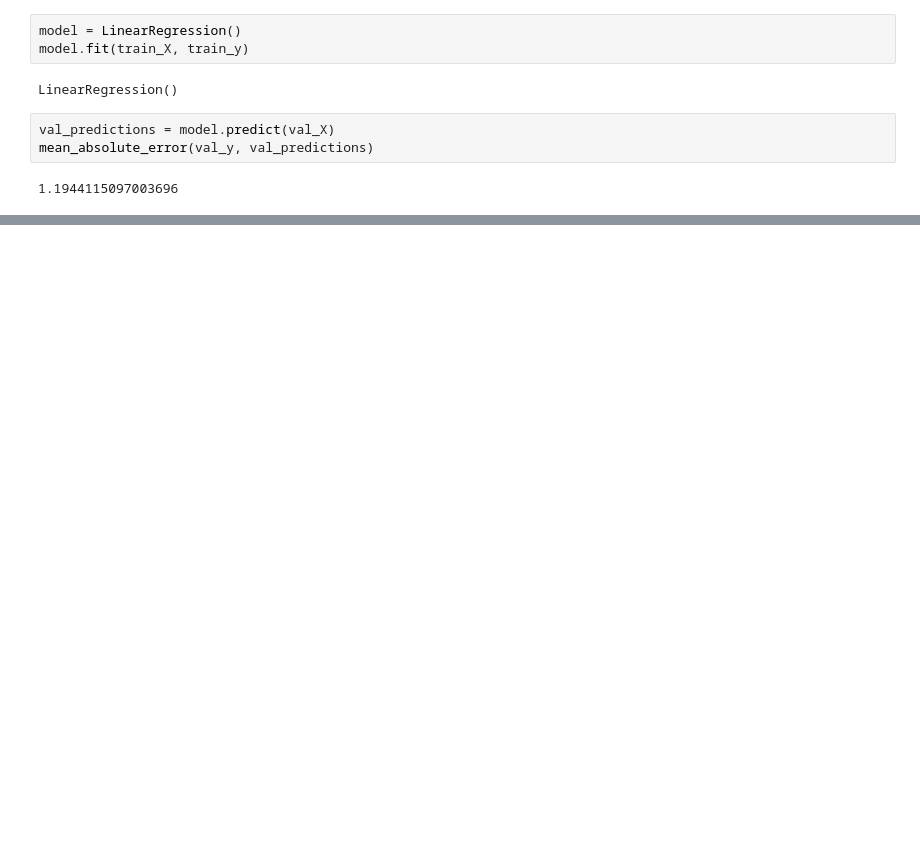
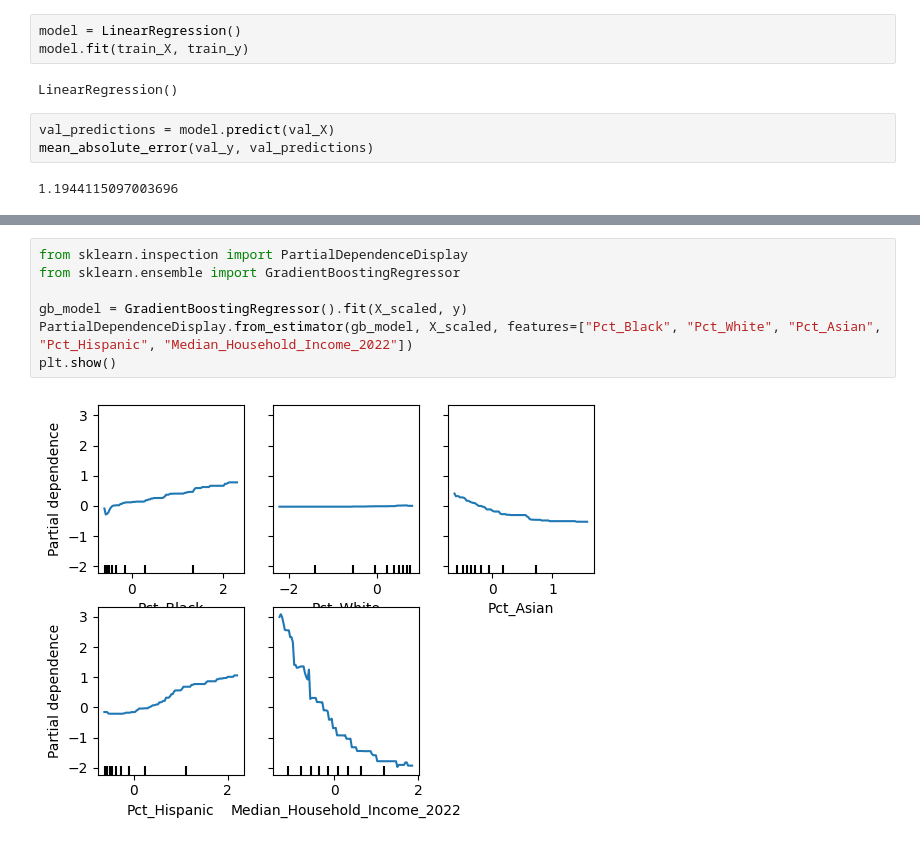
Before and after one commit to festiveelephantseal/UH-CEA-Summer-Research, a Jupyter notebook: Research.ipynb, the cells around one changed output, grey strips where cells are left out. Drawn from its saved outputs; the diff is of its cells as text; blank space fills up the shorter version.

```diff
--- a/Research.ipynb
+++ b/Research.ipynb
@@ -147,3 +149,12 @@ sns.heatmap(X.corr(), annot=True, cmap="coolwarm", fmt=".2f")
 plt.show()
 # %% [output]
 [figure]
+# %%
+from sklearn.inspection import PartialDependenceDisplay
+from sklearn.ensemble import GradientBoostingRegressor
+
+gb_model = GradientBoostingRegressor().fit(X_scaled, y)
+PartialDependenceDisplay.from_estimator(gb_model, X_scaled, features=["Pct_Black", "Pct_White", "Pct_Asian", "Pct_Hispanic", "Median_Household_Income_2022"])
+plt.show()
+# %% [output]
+[figure, added]
```
Also changed, not shown: parts of 5 cells of this notebook, 7 other files.
